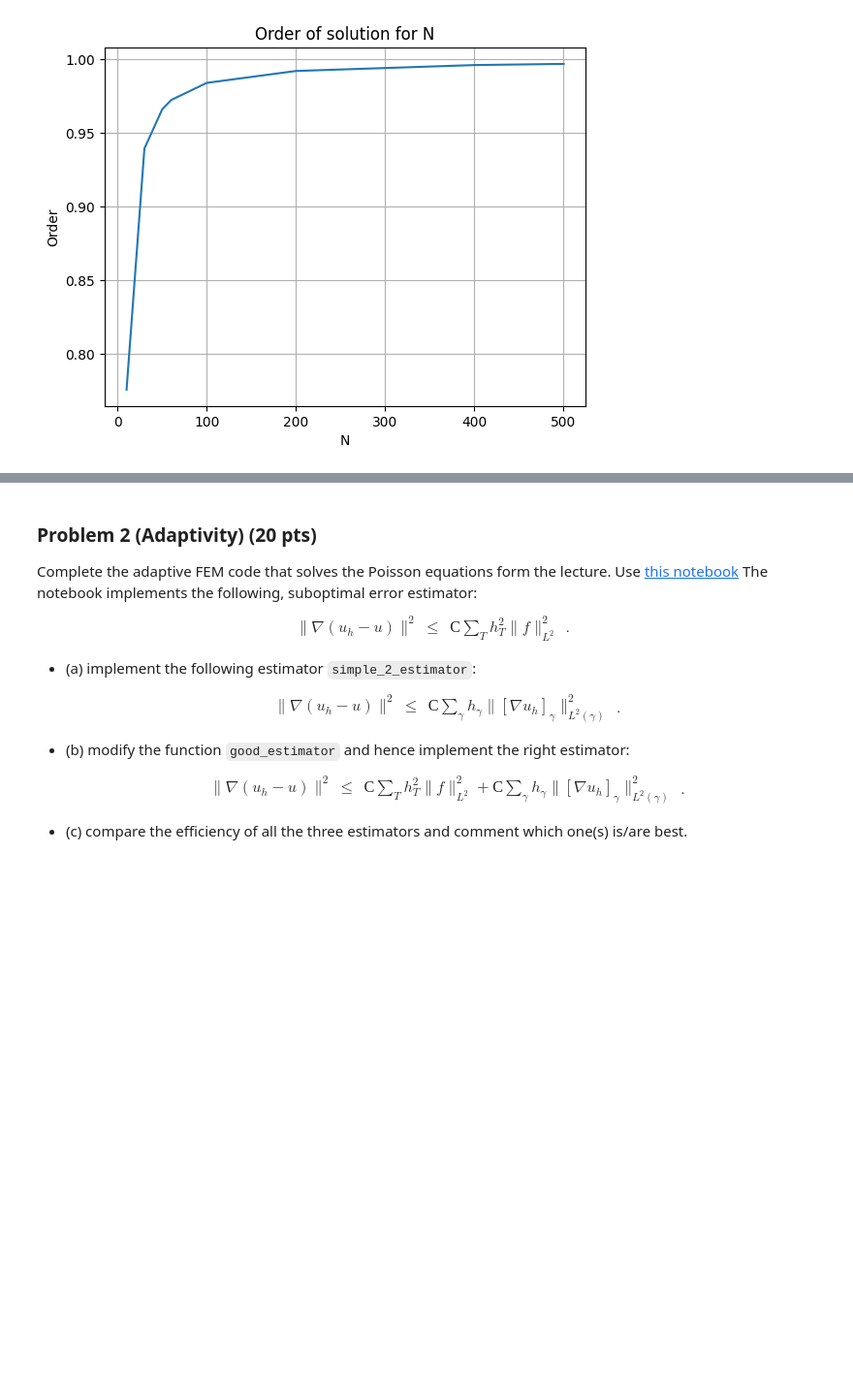
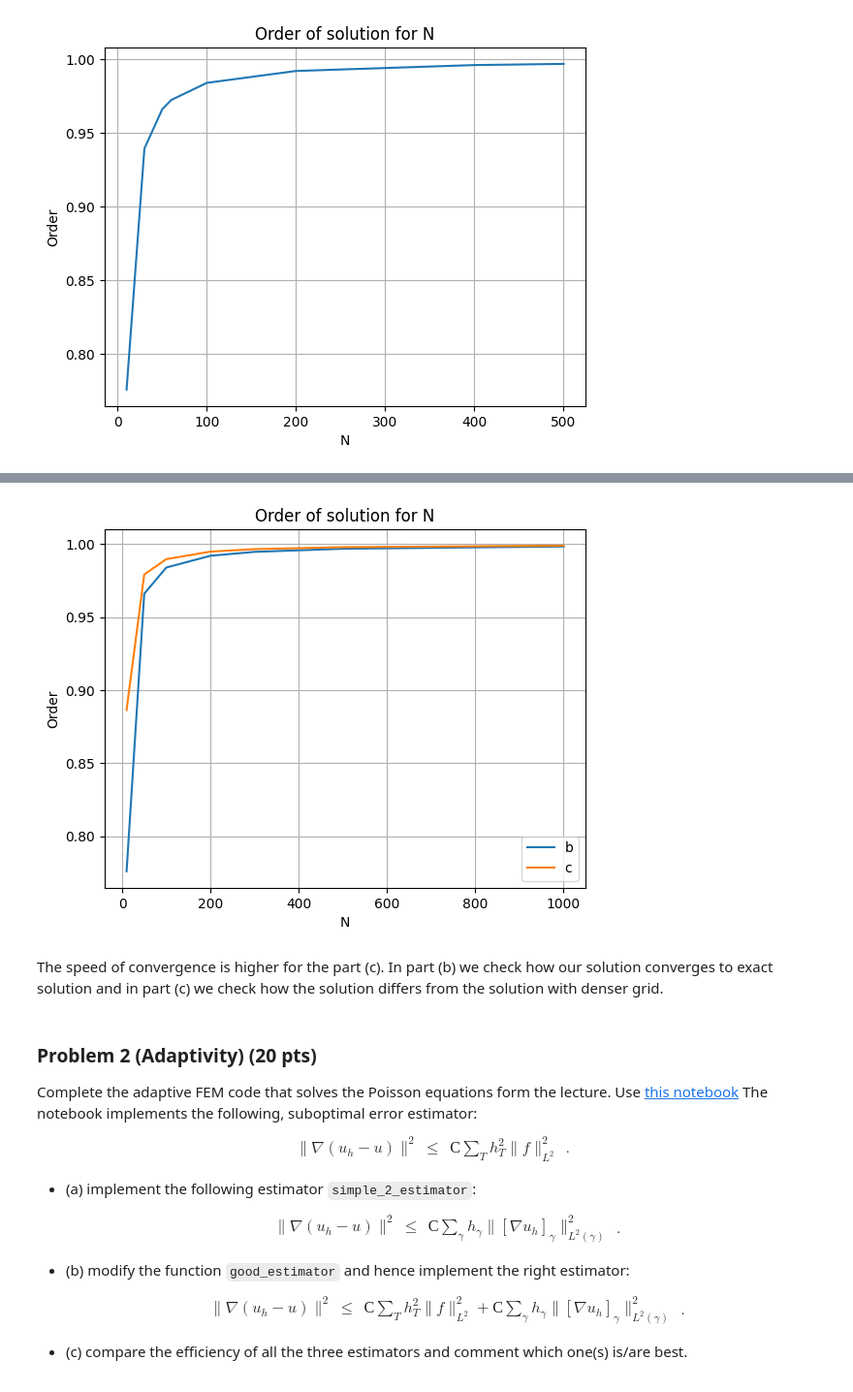
Before and after one commit to dashadem/skoltech_courses, a Jupyter notebook: NumMod/PS3_demeshko.ipynb, the cells around one changed output, grey strips where cells are left out. Shown at 97% size. Drawn from its saved outputs; the diff is of its cells as text; code cells hidden in the pictures; blank space fills up the shorter version.

Commit message:
very last solution

```diff
--- a/NumMod/PS3_demeshko.ipynb
+++ b/NumMod/PS3_demeshko.ipynb
@@ -419,3 +414,27 @@ array([[ 2,  4,  6,  8, 10]])
+# %%
+def ord_2(N):
+    e1 = errest(N)
+    e2 = errest(2*N)
+    return (np.log(e1) - np.log(e2))/np.log(2)
+
+Ns = np.array([10,50,100,200,300,500, 1000]).astype(int)
+ords_2 = np.zeros(len(Ns))
+ords_1 = np.zeros(len(Ns))
+for i,N in enumerate(Ns):
+    ords_1[i] = ord(N)
+    ords_2[i] = ord_2(N)
+
+plt.plot(Ns, ords_1, label = 'b')
+plt.plot(Ns, ords_2, label = 'c')
+plt.legend()
+plt.xlabel('N')
+plt.ylabel('Order')
+plt.title('Order of solution for N')
+plt.grid()
+# %% [output]
+[figure, added]
+# %% [markdown]
+The speed of convergence is higher for the part (c). In part (b) we check how our solution converges to exact solution and in part (c) we check how the solution differs from the solution with denser grid.
 # %% [markdown]
 ### Problem 2 (Adaptivity) (20 pts)
 
```
Also changed, not shown: parts of 5 cells of this notebook, 1 other file.
